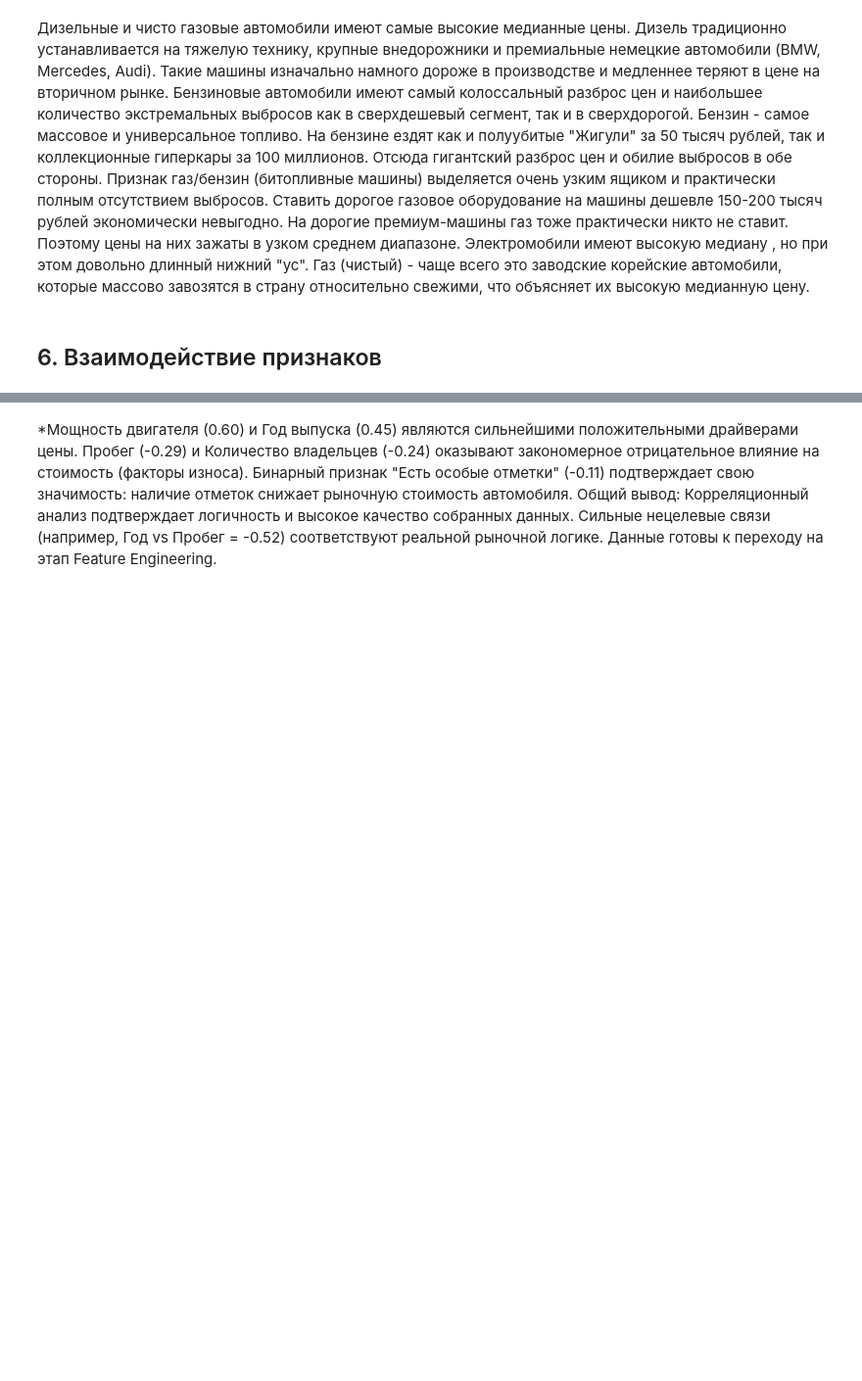
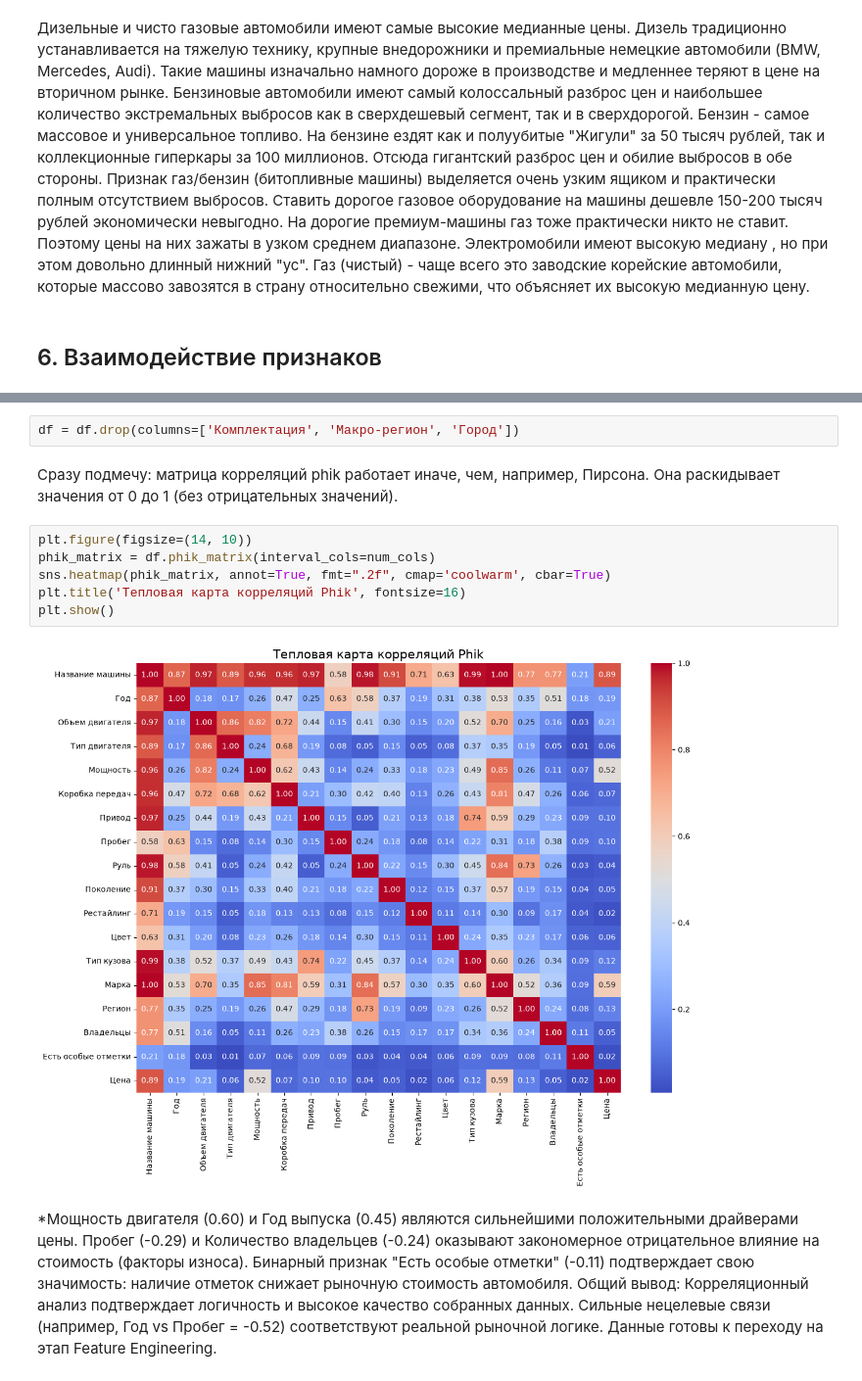
Before and after one commit to deviloon/car-price-analyzer, a Jupyter notebook: notebooks/02_eda_and_features.ipynb, the cells around one changed output, grey strips where cells are left out. Shown at 98% size. Cells and saved outputs as stored; diff of their text form; blank space fills up the shorter version.

```diff
--- a/notebooks/02_eda_and_features.ipynb
+++ b/notebooks/02_eda_and_features.ipynb
@@ -233,3 +298,15 @@ sns.heatmap(corr_matrix, annot=True, fmt=".2f", cmap='coolwarm', cbar=True)
+# %%
+df = df.drop(columns=['Комплектация', 'Макро-регион', 'Город'])
+# %% [markdown]
+Сразу подмечу: матрица корреляций phik работает иначе, чем, например, Пирсона. Она раскидывает значения от 0 до 1 (без отрицательных значений).
+# %%
+plt.figure(figsize=(14, 10))
+phik_matrix = df.phik_matrix(interval_cols=num_cols)
+sns.heatmap(phik_matrix, annot=True, fmt=".2f", cmap='coolwarm', cbar=True)
+plt.title('Тепловая карта корреляций Phik', fontsize=16)
+plt.show()
+# %% [output]
+[figure, added]
 # %% [markdown]
 *Мощность двигателя (0.60) и Год выпуска (0.45) являются сильнейшими положительными драйверами цены. Пробег (-0.29) и Количество владельцев (-0.24) оказывают закономерное отрицательное влияние на стоимость (факторы износа). Бинарный признак "Есть особые отметки" (-0.11) подтверждает свою значимость: наличие отметок снижает рыночную стоимость автомобиля.
 Общий вывод: Корреляционный анализ подтверждает логичность и высокое качество собранных данных. Сильные нецелевые связи (например, Год vs Пробег = -0.52) соответствуют реальной рыночной логике. Данные готовы к переходу на этап Feature Engineering.
```
Also changed, not shown: parts of 6 cells of this notebook, 2 other files.
